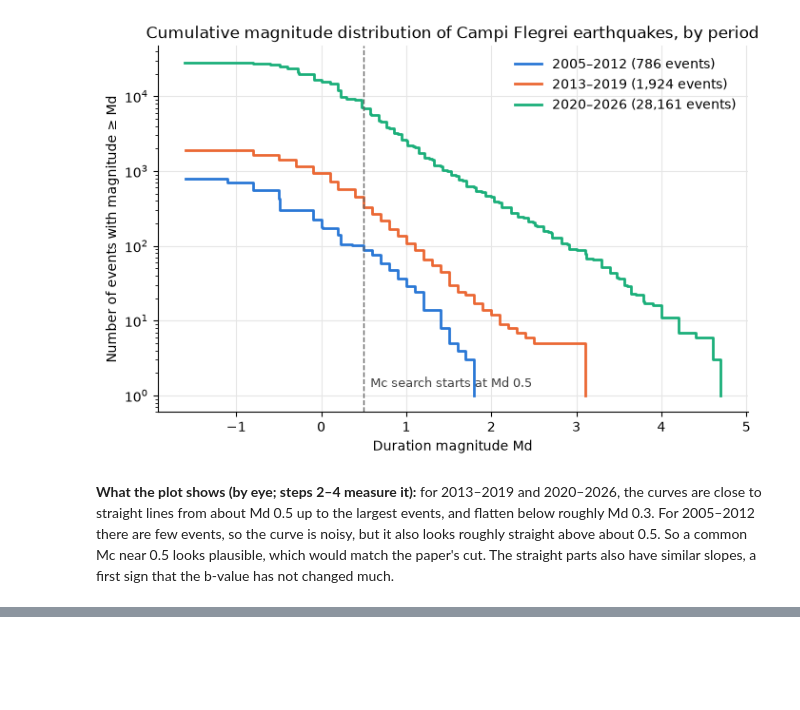
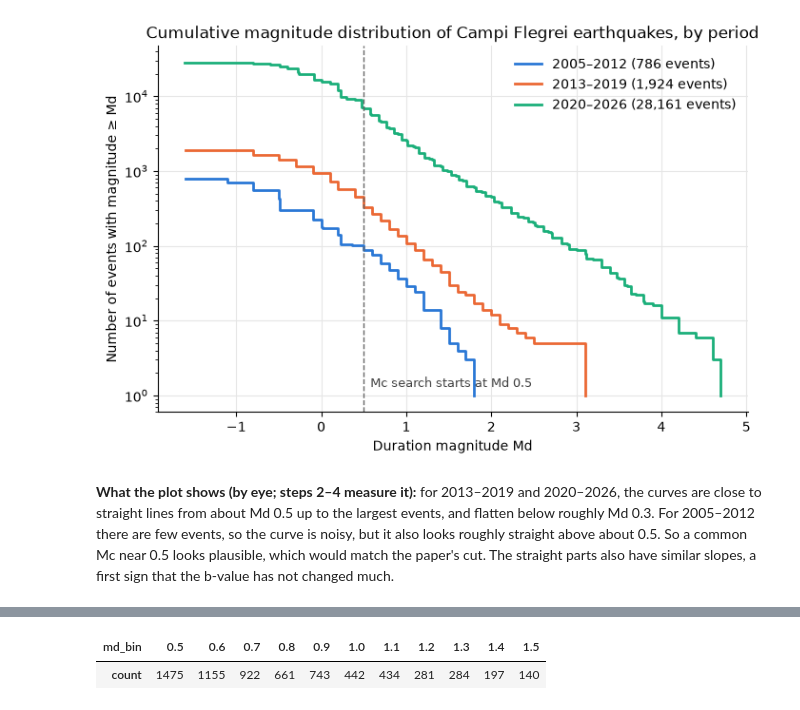
Before and after one commit to PatrickBolton/flegrei-seismicity, a Jupyter notebook: notebooks/01_completeness.ipynb, the cells around one changed output, grey strips where cells are left out. Drawn from its saved outputs; the diff is of its cells as text; code cells hidden in the pictures; blank space fills up the shorter version.

```diff
--- a/notebooks/01_completeness.ipynb
+++ b/notebooks/01_completeness.ipynb
@@ -121,0 +133,6 @@ plt.show()
+# %%
+counts = frequency_magnitude(mags["md"])
+counts.loc[0.5:1.5].to_frame().T
+# %% [output]
+| md_bin | 0.5 | 0.6 | 0.7 | 0.8 | 0.9 | 1.0 | 1.1 | 1.2 | 1.3 | 1.4 | 1.5 |
+| count | 1475 | 1155 | 922 | 661 | 743 | 442 | 434 | 281 | 284 | 197 | 140 |
```
Also changed, not shown: parts of 9 cells of this notebook, 1 other file.
